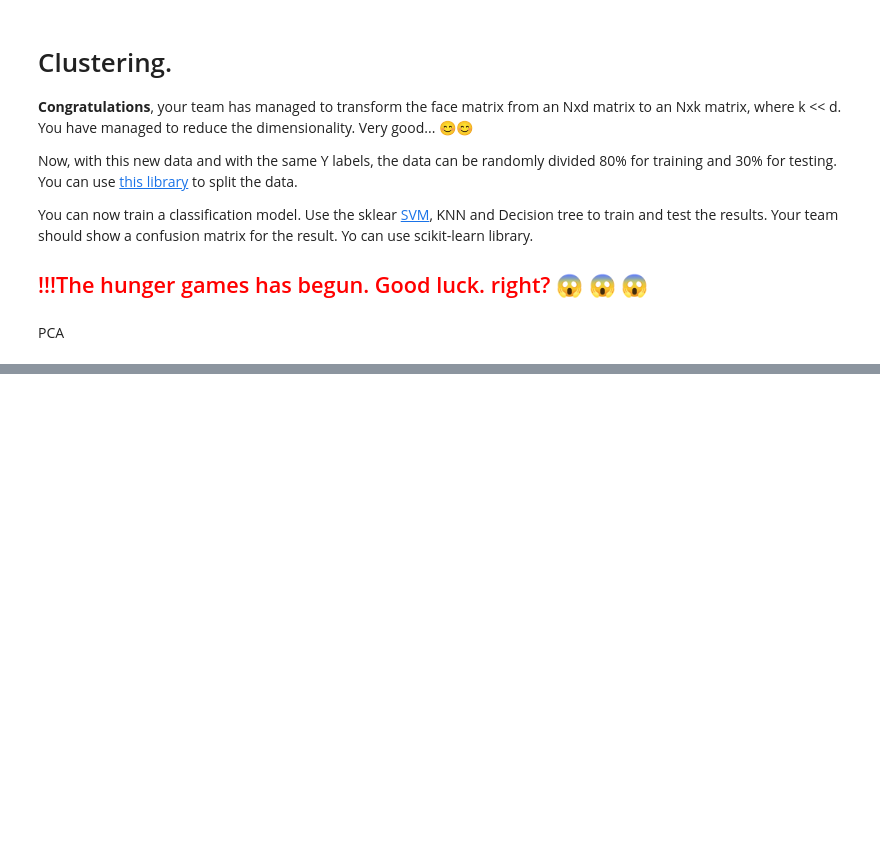
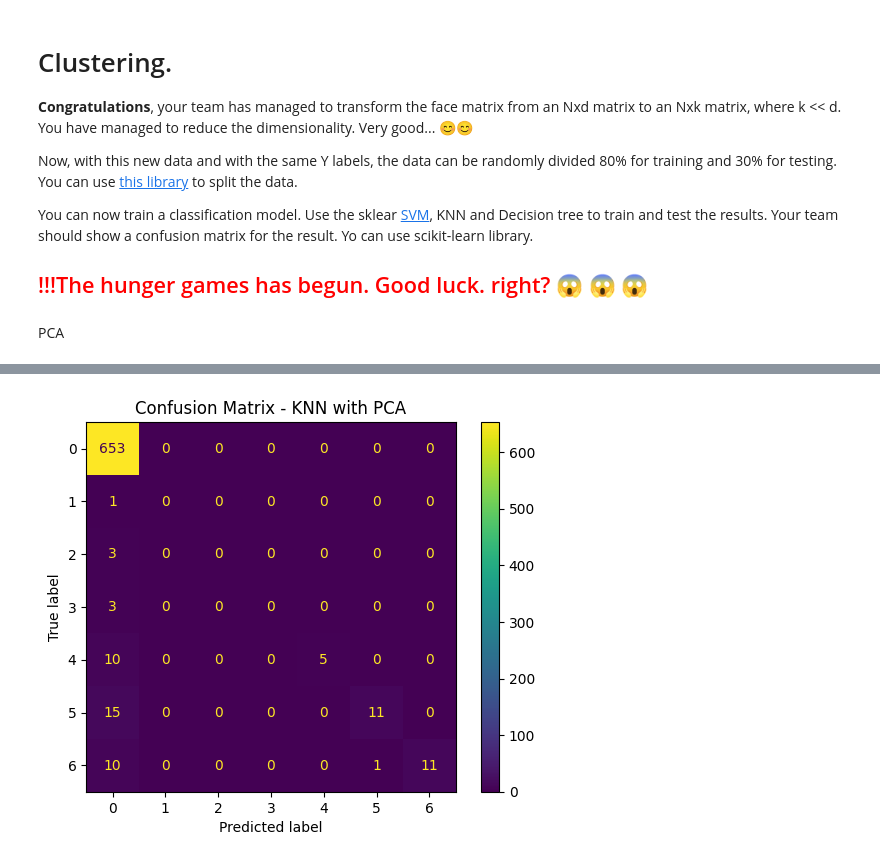
Before and after one commit to GeraldineQuispeT/Machine-Learning, a Jupyter notebook: Maestría_SVM.ipynb, the cells around one changed output, grey strips where cells are left out. Saved outputs shown, nothing was run; the diff lists cells and outputs as text; code cells hidden in the pictures; blank space fills up the shorter version.

```diff
--- a/Maestría_SVM.ipynb
+++ b/Maestría_SVM.ipynb
@@ -252,0 +267,37 @@ SVM F1 Score con PCA: 0.9024865369497282
+# %%
+from sklearn.neighbors import KNeighborsClassifier
+from sklearn.tree import DecisionTreeClassifier
+
+knn_model = KNeighborsClassifier()
+dt_model = DecisionTreeClassifier()
+# %%
+start_time_knn = time.time()
+knn_model.fit(X_train_pca, y_train_pca)
+Y_pred_knn = knn_model.predict(X_test_pca)
+f1_knn_pca = f1_score(y_test_pca, Y_pred_knn, average='weighted')
+end_time_knn = time.time()
+elapsed_time_knn = end_time_knn - start_time_knn
+print("Entrenamiento con PCA (KNN) terminado")
+print(f"F1 Score (weighted): {f1_knn_pca:.4f}")
+print(f"Tiempo de ejecución: {elapsed_time_knn:.4f} segundos")
+
+start_time_dt = time.time()
+dt_model.fit(X_train_pca, y_train_pca)
+Y_pred_dt = dt_model.predict(X_test_pca)
+f1_dt_pca = f1_score(y_test_pca, Y_pred_dt, average='weighted')
+end_time_dt = time.time()
+elapsed_time_dt = end_time_dt - start_time_dt
+print("Entrenamiento con PCA (Decision Tree) terminado")
+print(f"F1 Score (weighted): {f1_dt_pca:.4f}")
+print(f"Tiempo de ejecución: {elapsed_time_dt:.4f} segundos")
+
+start_time = time.time()
+svm_model = SVC()
+svm_model.fit(X_train_pca, y_train_pca)
+Y_pred_svm = svm_model.predict(X_test_pca)
+f1_svm_pca = f1_score(y_test_pca, Y_pred_svm, average='weighted')
+end_time = time.time()
+elapsed_time = end_time - start_time
+print("Entrenamiento con  PCA (SVM) terminado")
+print(f"F1 Score (weighted): {f1_svm_pca:.4f}")
+print(f"Tiempo de ejecución: {elapsed_time:.4f} segundos")
@@ -252,0 +316,8 @@ SVM F1 Score con PCA: 0.9024865369497282
+# %%
+cm_knn = confusion_matrix(y_test_pca, Y_pred_knn)
+disp_knn = ConfusionMatrixDisplay(confusion_matrix=cm_knn)
+disp_knn.plot()
+plt.title('Confusion Matrix - KNN with PCA')
+plt.show()
+# %% [output]
+[figure, added]
```
Also changed, not shown: parts of 14 cells of this notebook.
